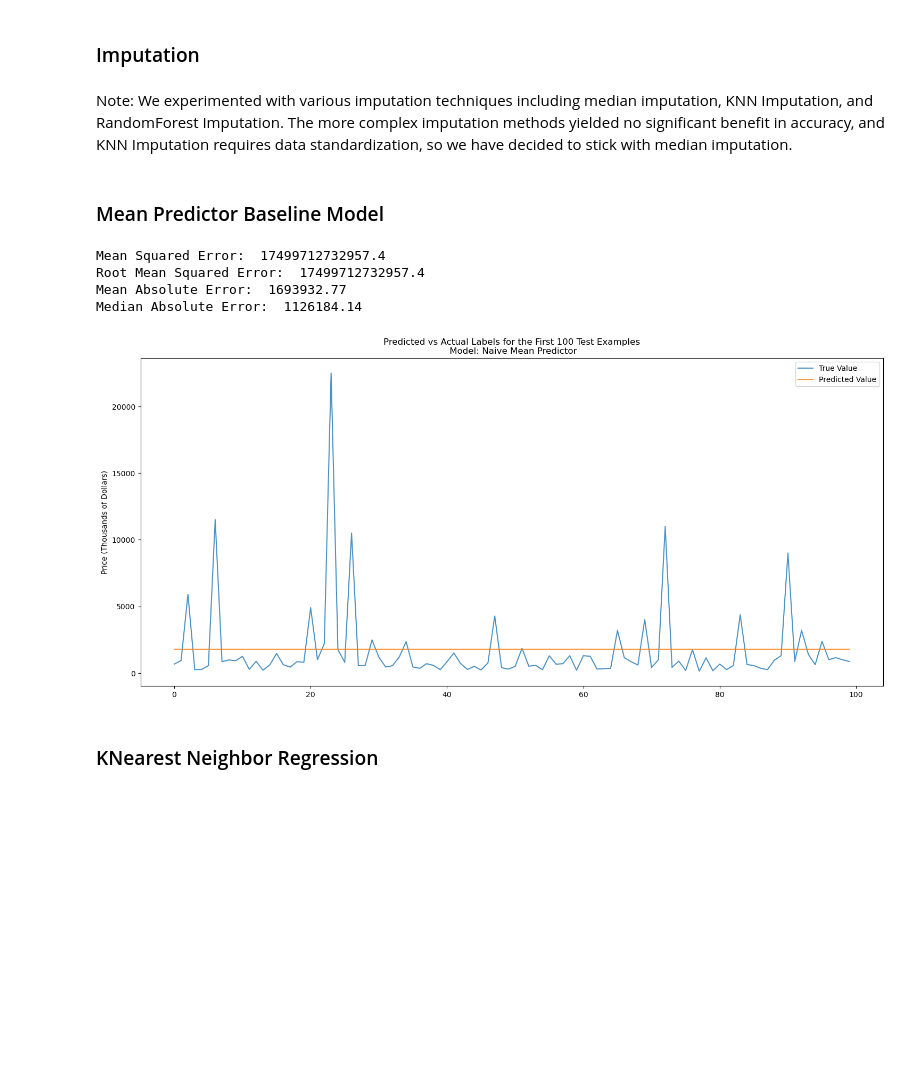
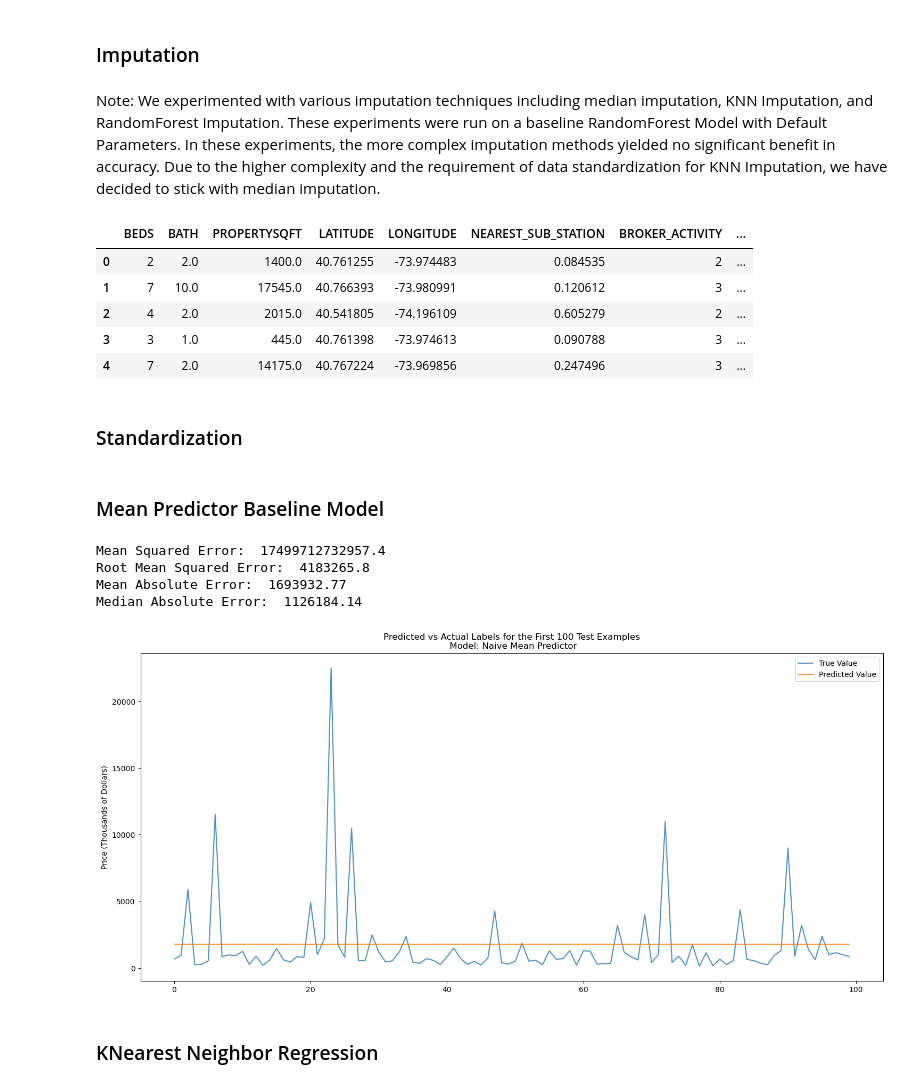
Before and after one commit to TrevorChartier/RealEstateRegression, a Jupyter notebook: RealEstateRegression.ipynb, the cells around one changed output. Saved outputs shown, nothing was run; the diff lists cells and outputs as text; code cells hidden in the pictures; blank space fills up the shorter version.

```diff
--- a/RealEstateRegression.ipynb
+++ b/RealEstateRegression.ipynb
@@ -643,11 +660,21 @@ def plot_results(y_test, y_pred, modelName):
 # %% [markdown]
 ### Imputation
 # %% [markdown]
-Note: We experimented with various imputation techniques including median imputation, KNN Imputation, and RandomForest Imputation. The more complex imputation methods yielded no significant benefit in accuracy, and KNN Imputation requires data standardization, so we have decided to stick with median imputation.
+Note: We experimented with various imputation techniques including median imputation, KNN Imputation, and RandomForest Imputation. These experiments were run on a baseline RandomForest Model with Default Parameters. In these experiments, the more complex imputation methods yielded no significant benefit in accuracy. Due to the higher complexity and the requirement of data standardization for KNN Imputation, we have decided to stick with median imputation.
 # %%
 X = house_df.drop("PRICE", axis=1)
 y = house_df["PRICE"]
 
 imputer = SimpleImputer(strategy='median')
 X["BATH"] = imputer.fit_transform(X[["BATH"]])
 X["PROPERTYSQFT"] = imputer.fit_transform(X[["PROPERTYSQFT"]])
+X.head()
+# %% [output]
+|  | BEDS | BATH | PROPERTYSQFT | LATITUDE | LONGITUDE | NEAREST_SUB_STATION | BROKER_ACTIVITY | ... |
+| 0 | 2 | 2.0 | 1400.0 | 40.761255 | -73.974483 | 0.084535 | 2 | ... |
+| 1 | 7 | 10.0 | 17545.0 | 40.766393 | -73.980991 | 0.120612 | 3 | ... |
+| 2 | 4 | 2.0 | 2015.0 | 40.541805 | -74.196109 | 0.605279 | 2 | ... |
+| 3 | 3 | 1.0 | 445.0 | 40.761398 | -73.974613 | 0.090788 | 3 | ... |
+| 4 | 7 | 2.0 | 14175.0 | 40.767224 | -73.969856 | 0.247496 | 3 | ... |
+# %% [markdown]
+### Standardization
@@ -654,10 +687,7 @@ X["PROPERTYSQFT"] = imputer.fit_transform(X[["PROPERTYSQFT"]])
 # %% [markdown]
 ### Mean Predictor Baseline Model
 # %%
-X_baseline = X.copy()
-y_baseline = y.copy()
-
-X_train, X_test, y_train, y_test = train_test_split(X_baseline, y_baseline, test_size=0.3, random_state=42)
+X_train, X_test, y_train, y_test = train_test_split(X, y, test_size=0.3, random_state=42)
 
 y_pred_naive = np.full(y_test.shape, np.mean(y_test))
 
@@ -666,7 +696,7 @@ print_and_track_metrics(y_pred_naive, y_test, "Naive Mean Predictor")
 plot_results(y_test, y_pred_naive, "Naive Mean Predictor")
 # %% [output]
 Mean Squared Error:  17499712732957.4
-Root Mean Squared Error:  17499712732957.4
+Root Mean Squared Error:  4183265.8
 Mean Absolute Error:  1693932.77
 Median Absolute Error:  1126184.14
 [figure]
```
Also changed, not shown: parts of 17 cells of this notebook.
